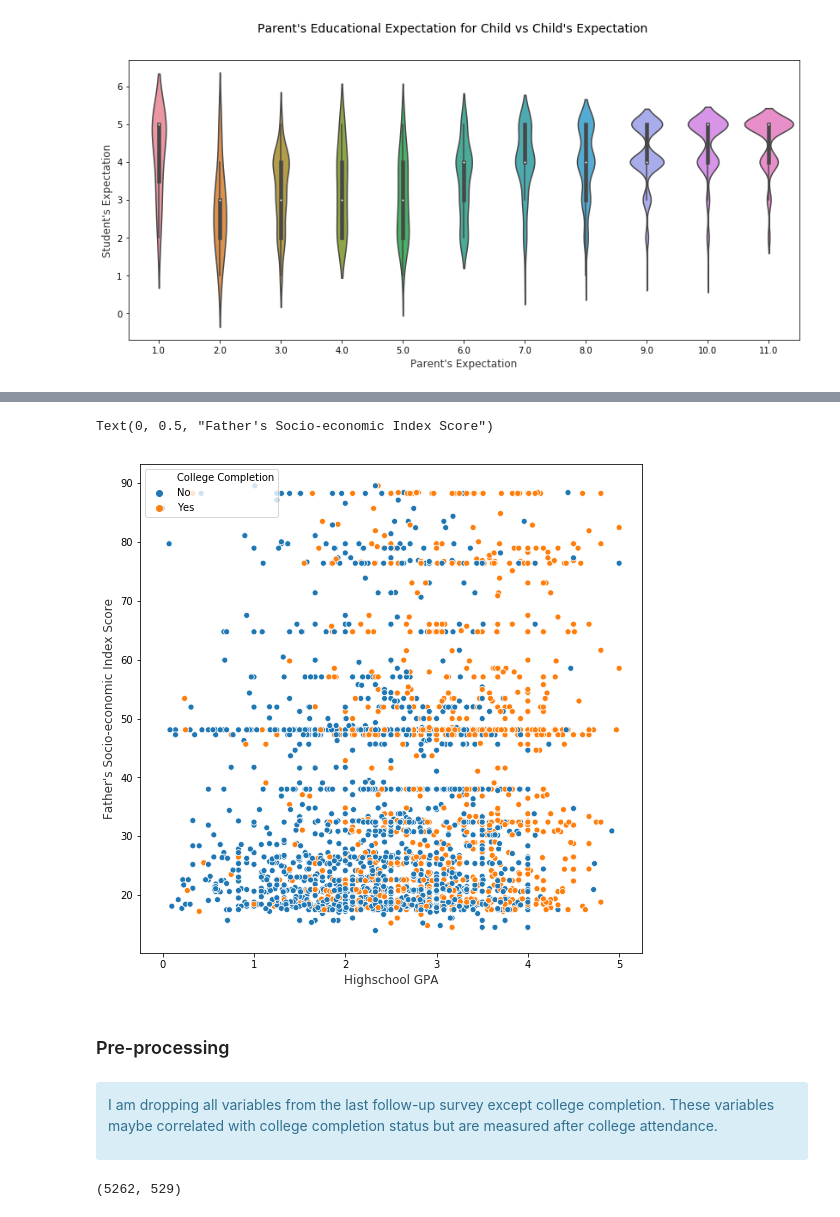
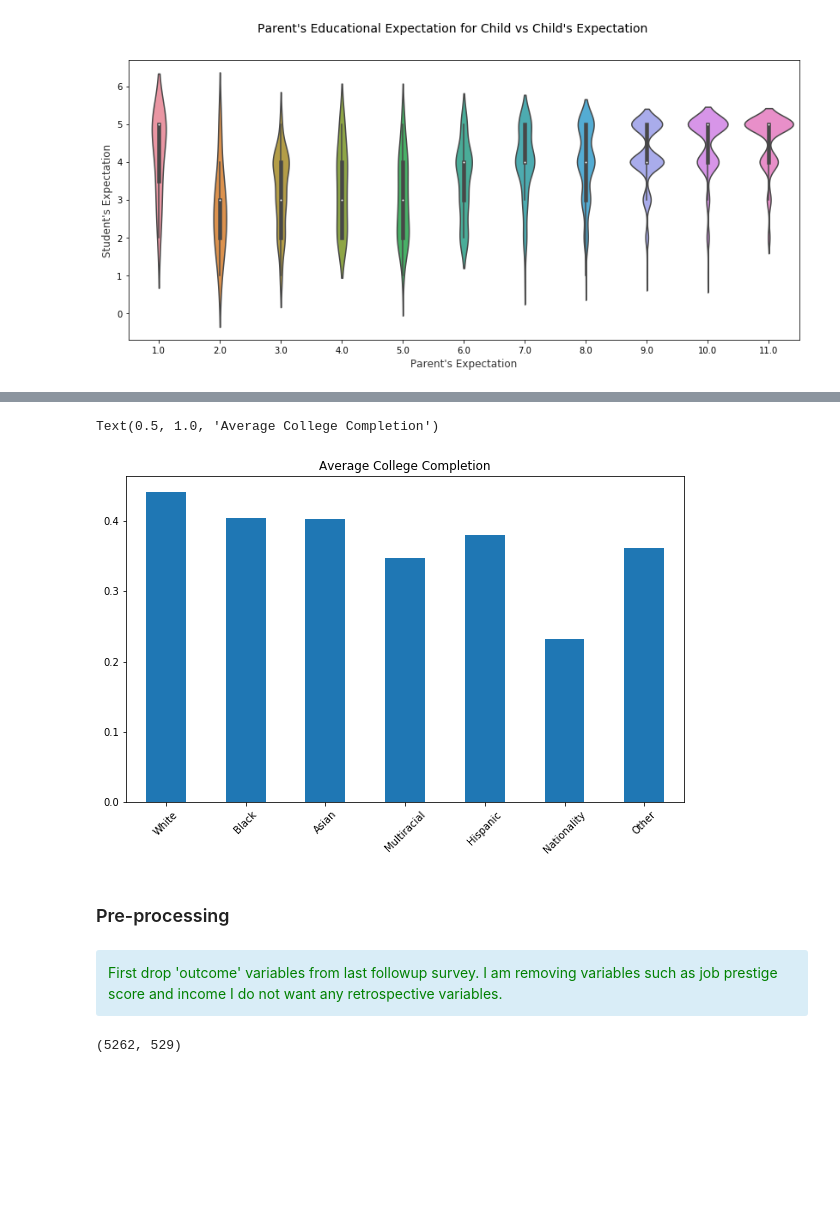
Before and after one commit to shudeep23/Capstone, a Jupyter notebook: Capstone_college .ipynb, the cells around one changed output, grey strips where cells are left out. Drawn from its saved outputs; the diff is of its cells as text; code cells hidden in the pictures; blank space fills up the shorter version.

```diff
--- a/Capstone_college .ipynb
+++ b/Capstone_college .ipynb
@@ -145,20 +153,17 @@ Text(0, 0.5, 'Self-Esteem Index in Highschool')
-# %%
-#Scatterplot
-test3 = df.loc[: , ["V332","V123","V448M" ]]
-test3["College Completion"] = test3["V448M"].apply(convert)
-
-h, (ax3) = plt.subplots(1, 1, figsize=(9, 9))
-
-sns.scatterplot(x="V332", y="V123", hue="College Completion" , data = test3,  ax=ax3)
-
-ax3.set_xlabel("Highschool GPA" ,size = 12,alpha=0.8)
-ax3.set_ylabel("Father's Socio-economic Index Score" ,size = 12, alpha=0.8)
-# %% [output]
-Text(0, 0.5, "Father's Socio-economic Index Score")
-[figure, removed]
+# %%
+# job's prestige score Grouped by race/ethnicity
+
+avg_by_ethnicity = df.groupby('V323A')[['V448M']].mean()
+# %%
+s = pd.Series(['White', 'Black', 'Asian', 'Multiracial', 'Hispanic', 'Nationality', 'Other'])
+# %%
+ax4 = avg_by_ethnicity.set_index(s).plot.bar(rot = 45, legend = False, figsize = (10,6))
+ax4.set_title('Average College Completion')
+# %% [output]
+Text(0.5, 1.0, 'Average College Completion')
+[figure, added]
 # %% [markdown]
 ### Pre-processing
-# %% [markdown]
-<div class="span5 alert alert-info">
-<p>I am dropping all variables from the last follow-up survey except college completion. These variables maybe correlated with college completion status but are measured after college attendance. </p>
-</div>
+# %% [markdown]
+<div class="span5 alert alert-info">
+<font color=green>First drop 'outcome' variables from last followup survey. I am removing variables such as job prestige score and income I do not want any retrospective variables.</font>
```
Also changed, not shown: parts of 57 cells of this notebook.
